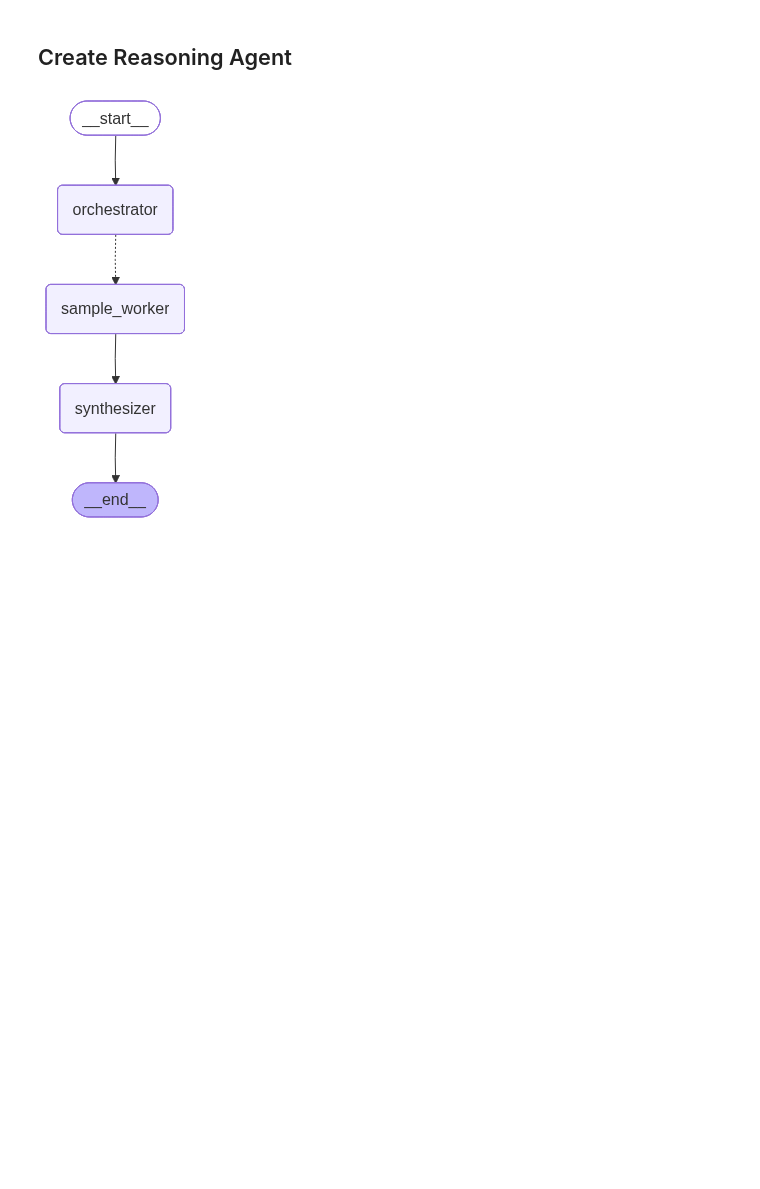
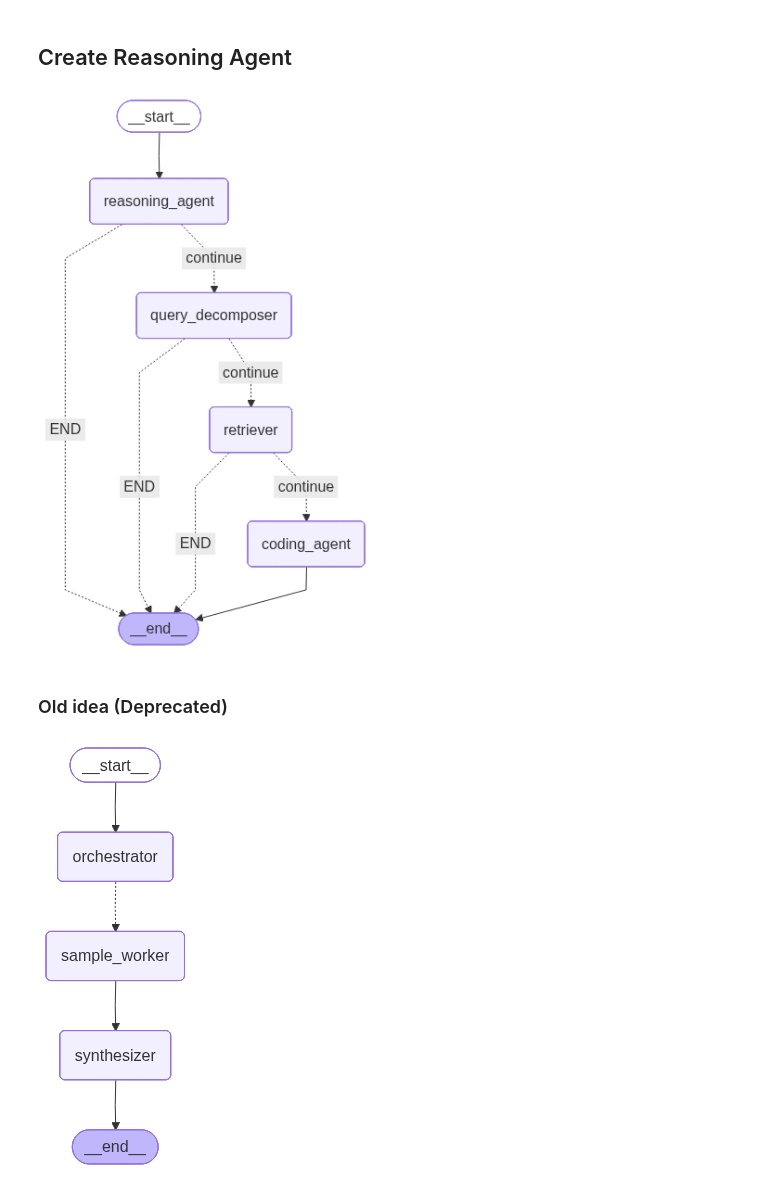
Before and after one commit to MSVelan/enginimate, a Jupyter notebook: experimental/ai/workflow.ipynb, the cells around one changed output. Cells and saved outputs as stored; diff of their text form; code cells hidden in the pictures; blank space fills up the shorter version.

```diff
--- a/experimental/ai/workflow.ipynb
+++ b/experimental/ai/workflow.ipynb
@@ -22,0 +143,6 @@ os.environ["LANGSMITH_PROJECT"] = os.getenv("LANGSMITH_PROJECT", "Enginimate")
+# %%
+# route on error
+def route_on_error(state: State):
+    if len(state["error_message"])!=0:
+        return "END"
+    return "continue"
@@ -22,0 +228,43 @@ os.environ["LANGSMITH_PROJECT"] = os.getenv("LANGSMITH_PROJECT", "Enginimate")
+# %%
+from IPython.display import Image, display
+
+# define nodes and edges
+workflow = StateGraph(State)
+
+workflow.add_node("reasoning_agent", reasoning_agent)
+workflow.add_node("query_decomposer", query_decomposer)
+workflow.add_node("retriever", retriever)
+workflow.add_node("coding_agent", coding_agent)
+
+workflow.add_edge(START, "reasoning_agent")
+workflow.add_conditional_edges(
+    "reasoning_agent",
+    route_on_error,
+    {
+        "END": END,
+        "continue": "query_decomposer"
+    }
+)
+workflow.add_conditional_edges(
+    "query_decomposer",
+    route_on_error,
+    {
+        "END": END,
+        "continue": "retriever"
+    }
+)
+workflow.add_conditional_edges(
+    "retriever",
+    route_on_error,
+    {
+        "END": END,
+        "continue": "coding_agent"
+    }
+)
+workflow.add_edge("coding_agent", END)
+
+graph = workflow.compile()
+
+display(Image(graph.get_graph().draw_mermaid_png()))
+# %% [output]
+[figure, added]
@@ -23,3 +277,5 @@ os.environ["LANGSMITH_PROJECT"] = os.getenv("LANGSMITH_PROJECT", "Enginimate")
+# %% [markdown]
+### Old idea (Deprecated)
 # %%
 llm = init_chat_model("groq:openai/gpt-oss-20b", temperature=0.7)
 
```
Also changed, not shown: parts of 8 cells of this notebook, 31 other files.
